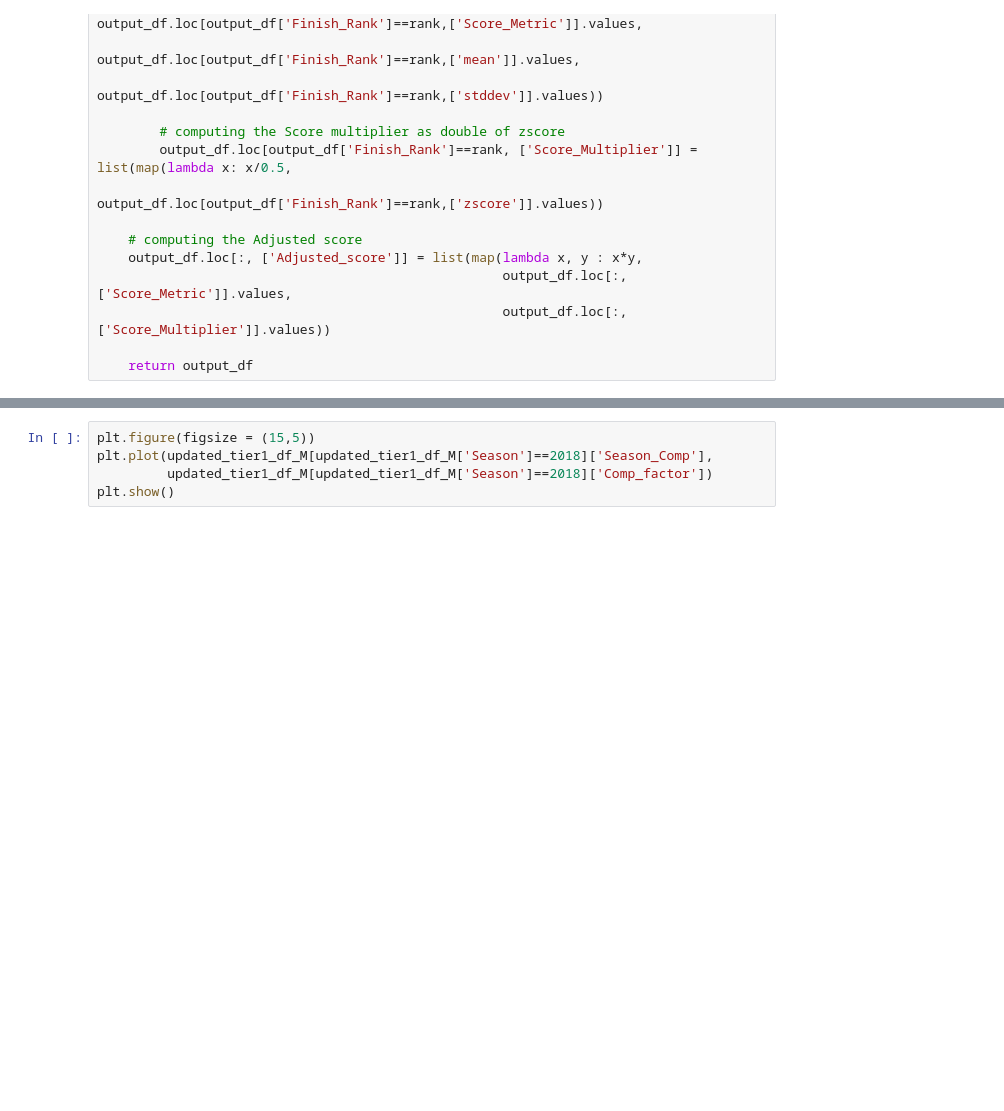
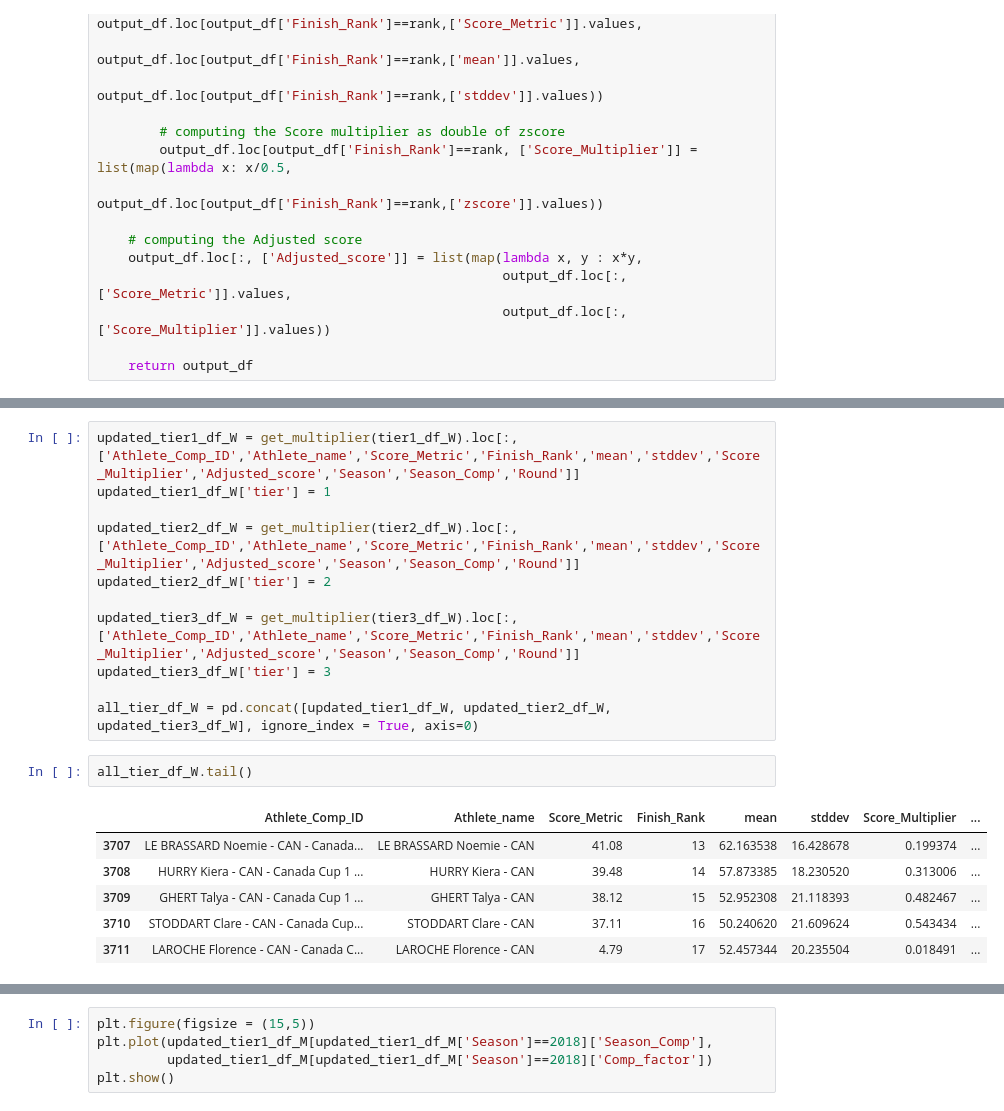
Before and after one commit to saurav193/Athlete_Rating, a Jupyter notebook: notebooks/modelling.ipynb, the cells around one changed output, grey strips where cells are left out. Saved outputs shown, nothing was run; the diff lists cells and outputs as text; blank space fills up the shorter version.

Commit message:
started tier adj

```diff
--- a/notebooks/modelling.ipynb
+++ b/notebooks/modelling.ipynb
@@ -273,3 +273,23 @@ def get_multiplier(data):
+# %%
+updated_tier1_df_W = get_multiplier(tier1_df_W).loc[:, ['Athlete_Comp_ID','Athlete_name','Score_Metric','Finish_Rank','mean','stddev','Score_Multiplier','Adjusted_score','Season','Season_Comp','Round']]
+updated_tier1_df_W['tier'] = 1
+
+updated_tier2_df_W = get_multiplier(tier2_df_W).loc[:, ['Athlete_Comp_ID','Athlete_name','Score_Metric','Finish_Rank','mean','stddev','Score_Multiplier','Adjusted_score','Season','Season_Comp','Round']]
+updated_tier2_df_W['tier'] = 2
+
+updated_tier3_df_W = get_multiplier(tier3_df_W).loc[:, ['Athlete_Comp_ID','Athlete_name','Score_Metric','Finish_Rank','mean','stddev','Score_Multiplier','Adjusted_score','Season','Season_Comp','Round']]
+updated_tier3_df_W['tier'] = 3
+
+all_tier_df_W = pd.concat([updated_tier1_df_W, updated_tier2_df_W, updated_tier3_df_W], ignore_index = True, axis=0)
+# %%
+all_tier_df_W.tail()
+# %% [output]
+|  | Athlete_Comp_ID | Athlete_name | Score_Metric | Finish_Rank | mean | stddev | Score_Multiplier | ... |
+| 3707 | LE BRASSARD Noemie - CAN - Canada... | LE BRASSARD Noemie - CAN | 41.08 | 13 | 62.163538 | 16.428678 | 0.199374 | ... |
+| 3708 | HURRY Kiera - CAN - Canada Cup 1 ... | HURRY Kiera - CAN | 39.48 | 14 | 57.873385 | 18.230520 | 0.313006 | ... |
+| 3709 | GHERT Talya - CAN - Canada Cup 1 ... | GHERT Talya - CAN | 38.12 | 15 | 52.952308 | 21.118393 | 0.482467 | ... |
+| 3710 | STODDART Clare - CAN - Canada Cup... | STODDART Clare - CAN | 37.11 | 16 | 50.240620 | 21.609624 | 0.543434 | ... |
+| 3711 | LAROCHE Florence - CAN - Canada C... | LAROCHE Florence - CAN | 4.79 | 17 | 52.457344 | 20.235504 | 0.018491 | ... |
 # %%
 #computing the competition scores based on score multiplier of top 5 from each competition
 
```
Also changed, not shown: parts of 5 cells of this notebook, 1 other file.
